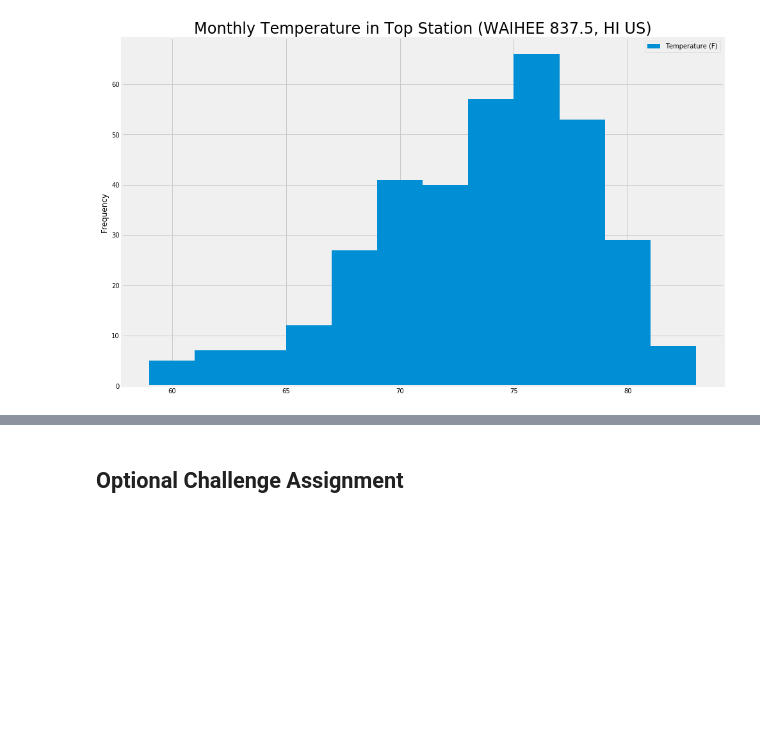
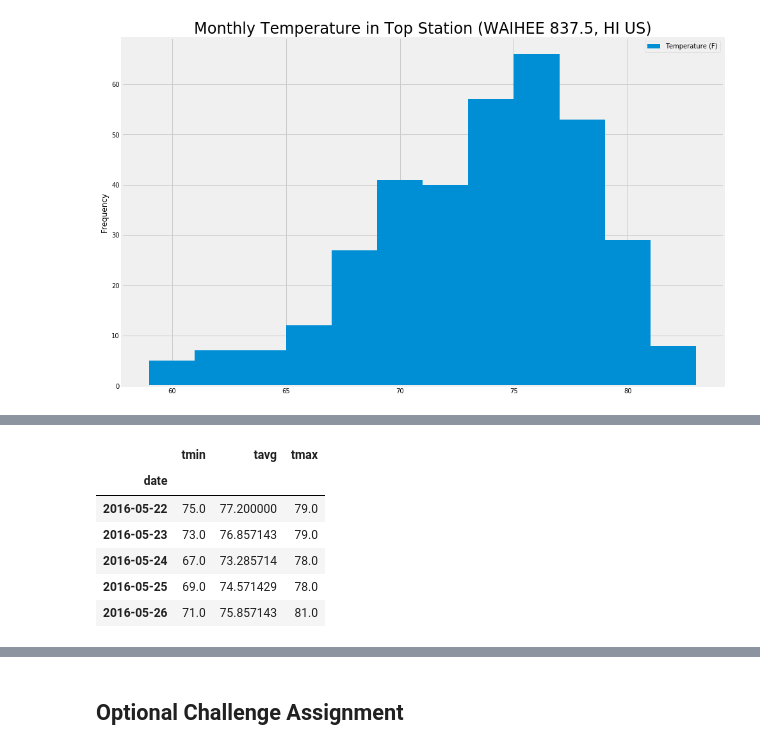
Before and after one commit to deottoni/Climate_Analysis, a Jupyter notebook: climate_analysis.ipynb, the cells around one changed output, grey strips where cells are left out. Cells and saved outputs as stored; diff of their text form; code cells hidden in the pictures; blank space fills up the shorter version.

```diff
--- a/climate_analysis.ipynb
+++ b/climate_analysis.ipynb
@@ -227,0 +228,13 @@ print(calc_temps('2012-02-28', '2012-03-05'))
+# %%
+# create df of daily temp data
+dates_temp_df = pd.DataFrame(dates_temp, columns=["date", "tmin", "tavg", "tmax"])
+dates_temp_df = dates_temp_df.set_index('date', drop=True)
+dates_temp_df.head()
+# %% [output]
+|  | tmin | tavg | tmax |
+| date |  |  |  |
+| 2016-05-22 | 75.0 | 77.200000 | 79.0 |
+| 2016-05-23 | 73.0 | 76.857143 | 79.0 |
+| 2016-05-24 | 67.0 | 73.285714 | 78.0 |
+| 2016-05-25 | 69.0 | 74.571429 | 78.0 |
+| 2016-05-26 | 71.0 | 75.857143 | 81.0 |
```
Also changed, not shown: parts of 8 cells of this notebook.
